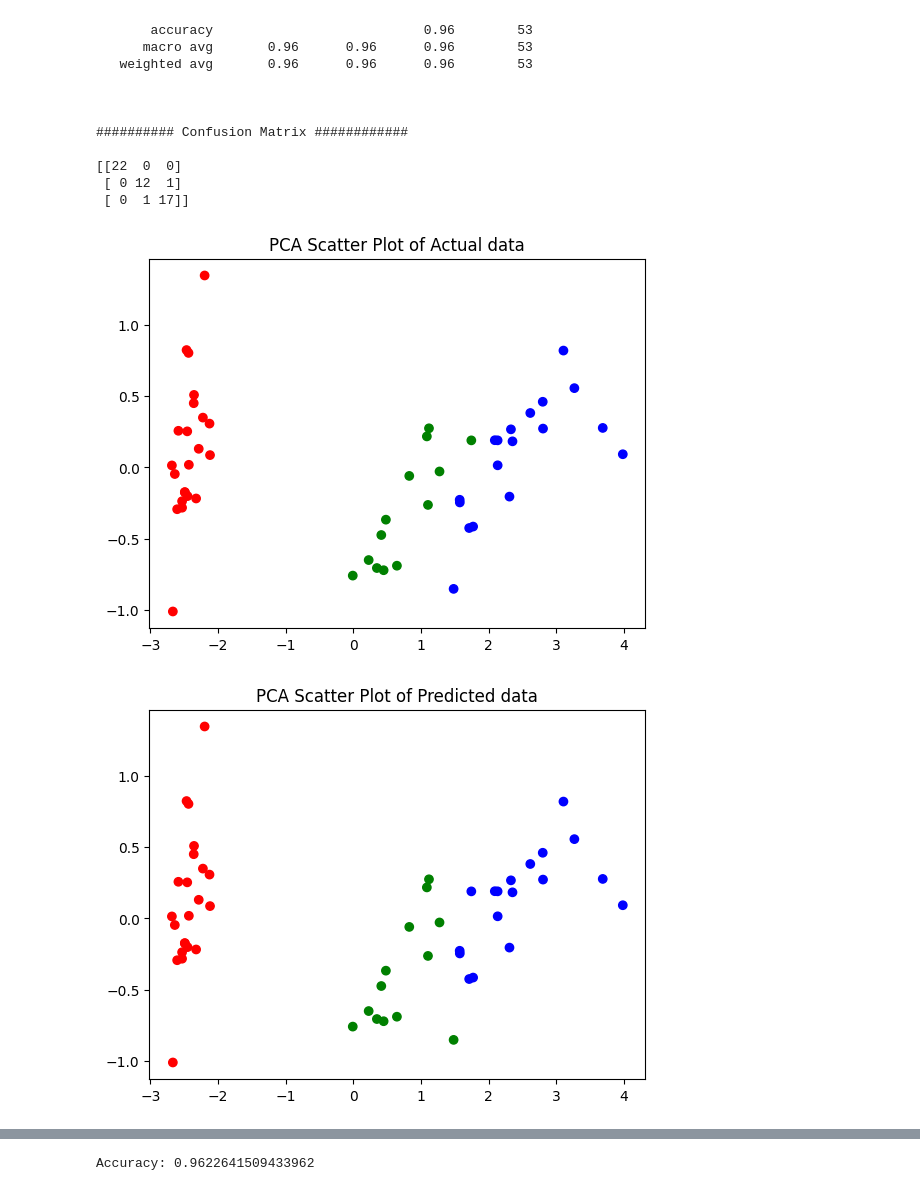
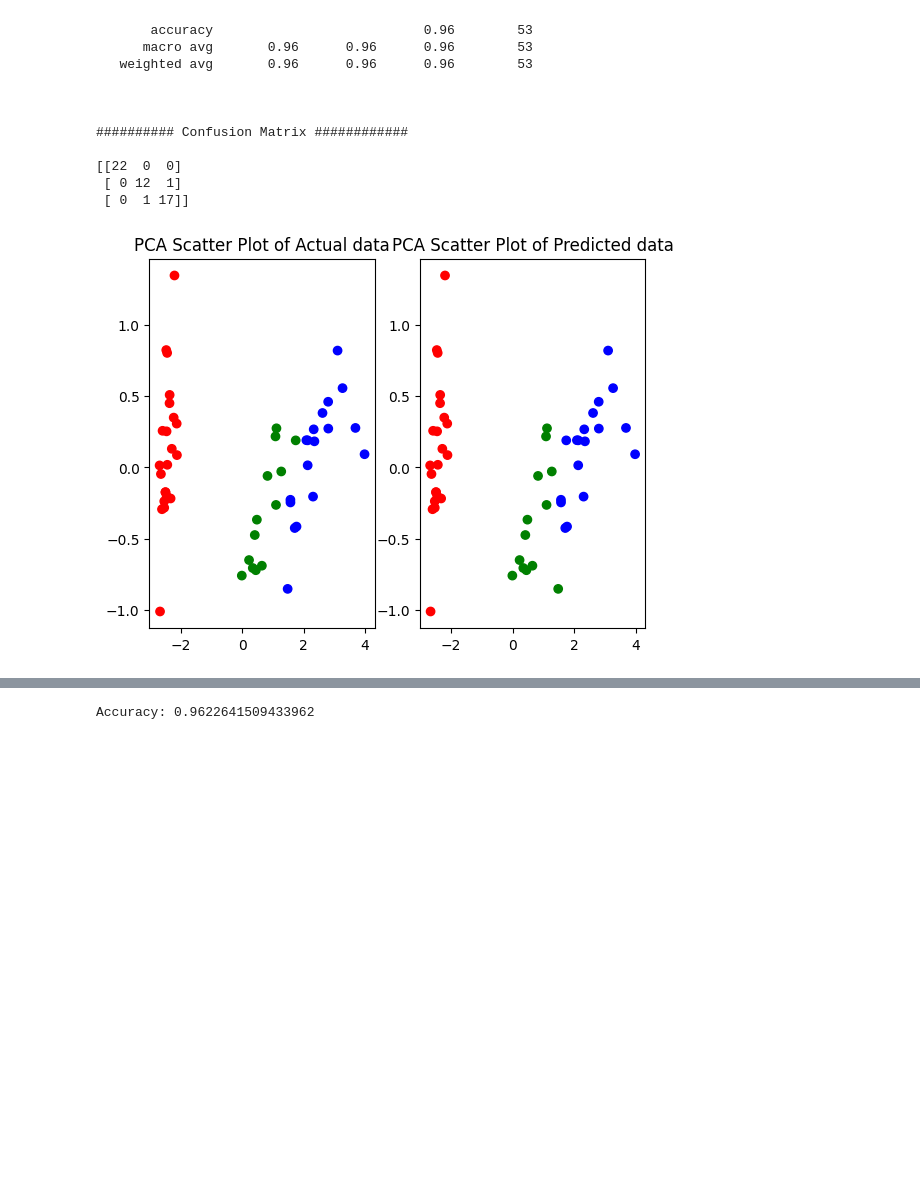
Before and after one commit to omiksave/MAE551, a Jupyter notebook: HW4.ipynb, the cells around one changed output, grey strips where cells are left out. Cells and saved outputs as stored; diff of their text form; code cells hidden in the pictures; blank space fills up the shorter version.

```diff
--- a/HW4.ipynb
+++ b/HW4.ipynb
@@ -199,20 +195,18 @@ Iris-versicolor       0.92      0.92      0.92        13
  [ 0 12  1]
  [ 0  1 17]]
 # %%
-# Plot predicted and actual data
+# Plot actual and predicted data
 pca_data = pca.fit_transform(X_test)
 colors = {'Iris-setosa':'red','Iris-virginica':'blue','Iris-versicolor':'green'}
-plt.figure(1)
+plt.subplot(1,2,1)
 plt.scatter(pca_data[:,0],pca_data[:,1],c=Y_test.map(colors),marker='o')
 plt.title('PCA Scatter Plot of Actual data')
-plt.show()
-plt.figure(2)
+plt.subplot(1,2,2)
 plt.scatter(pca_data[:,0],pca_data[:,1],c=pd.Series(Y_pred).map(colors),marker='o')
 plt.title('PCA Scatter Plot of Predicted data')
 plt.show()
 # %% [output]
-[figure, old version]
+[figure, new version]
-[figure, removed]
 # %%
 # Establish Bagging Classifier
 model_bag = BaggingClassifier(n_estimators=1)
```
Also changed, not shown: parts of 8 cells of this notebook.
